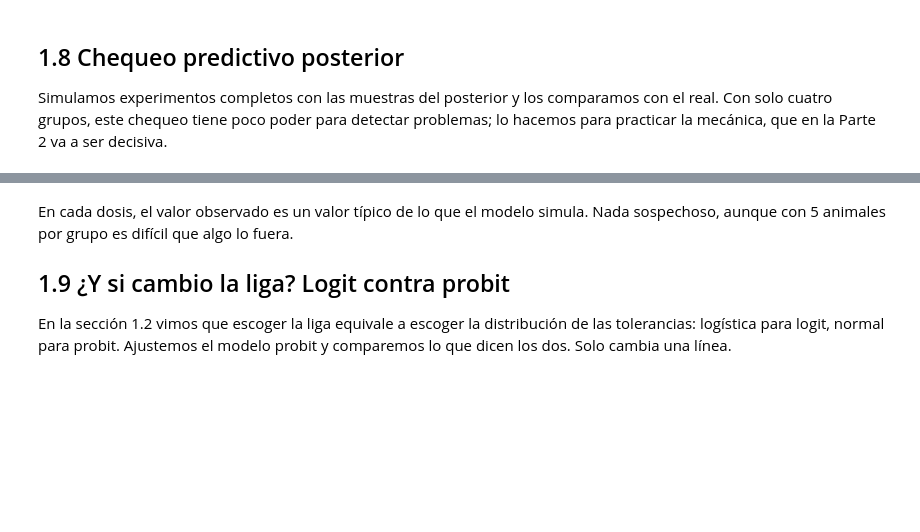
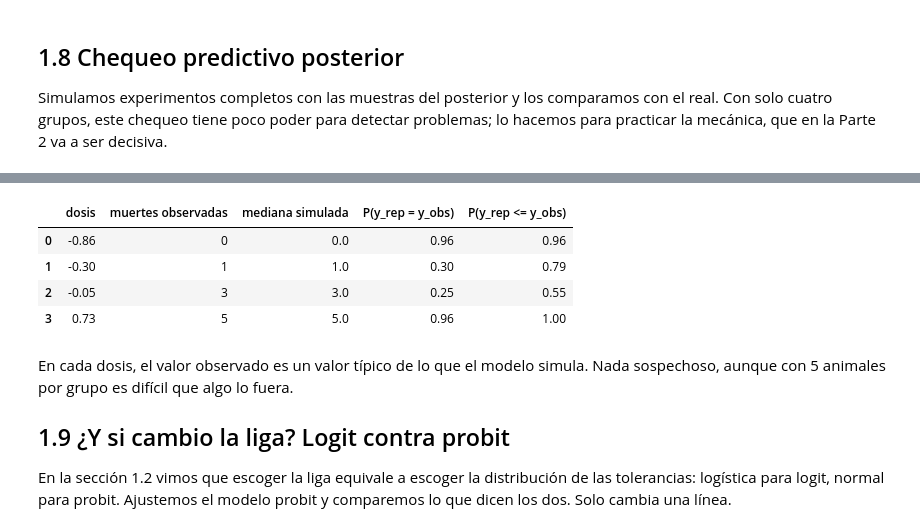
Before and after one commit to mirandaurban/tc3009c, a Jupyter notebook: Estadística/Tareas/TC3009C_GLMs.ipynb, the cells around one changed output, grey strips where cells are left out. Cells and saved outputs as stored; diff of their text form; code cells hidden in the pictures; blank space fills up the shorter version.

```diff
--- a/Estadística/Tareas/TC3009C_GLMs.ipynb
+++ b/Estadística/Tareas/TC3009C_GLMs.ipynb
@@ -263,9 +275,9 @@ Comparen: el intervalo de $\beta$ abarcaba casi un orden de magnitud, mientras q
 Simulamos experimentos completos con las muestras del posterior y los comparamos con el real. Con solo cuatro grupos, este chequeo tiene poco poder para detectar problemas; lo hacemos para practicar la mecánica, que en la Parte 2 va a ser decisiva.
 # %%
 with m_logit:
-    pm.sample_posterior_predictive(idata_logit, extend_inplace=True, random_seed=SEMILLA)
+    idata_preds = pm.sample_posterior_predictive(idata_logit, random_seed=SEMILLA)
 
-y_rep = muestras(idata_logit, "muertes", grupo="posterior_predictive")   # (n_muestras, 4)
+y_rep = muestras(idata_preds, "muertes", grupo="posterior_predictive")   # (n_muestras, 4)
 
 tabla = pd.DataFrame({
     "dosis": dosis,
@@ -275,3 +287,4 @@ tabla = pd.DataFrame({
     "P(y_rep <= y_obs)": (y_rep <= muertes).mean(axis=0).round(2),
 })
 tabla
+# %% [output]
@@ -278,3 +293,8 @@ tabla
+|  | dosis | muertes observadas | mediana simulada | P(y_rep = y_obs) | P(y_rep <= y_obs) |
+| 0 | -0.86 | 0 | 0.0 | 0.96 | 0.96 |
+| 1 | -0.30 | 1 | 1.0 | 0.30 | 0.79 |
+| 2 | -0.05 | 3 | 3.0 | 0.25 | 0.55 |
+| 3 | 0.73 | 5 | 5.0 | 0.96 | 1.00 |
 # %% [markdown]
 En cada dosis, el valor observado es un valor típico de lo que el modelo simula. Nada sospechoso, aunque con 5 animales por grupo es difícil que algo lo fuera.
 
```
Also changed, not shown: parts of 30 cells of this notebook.
